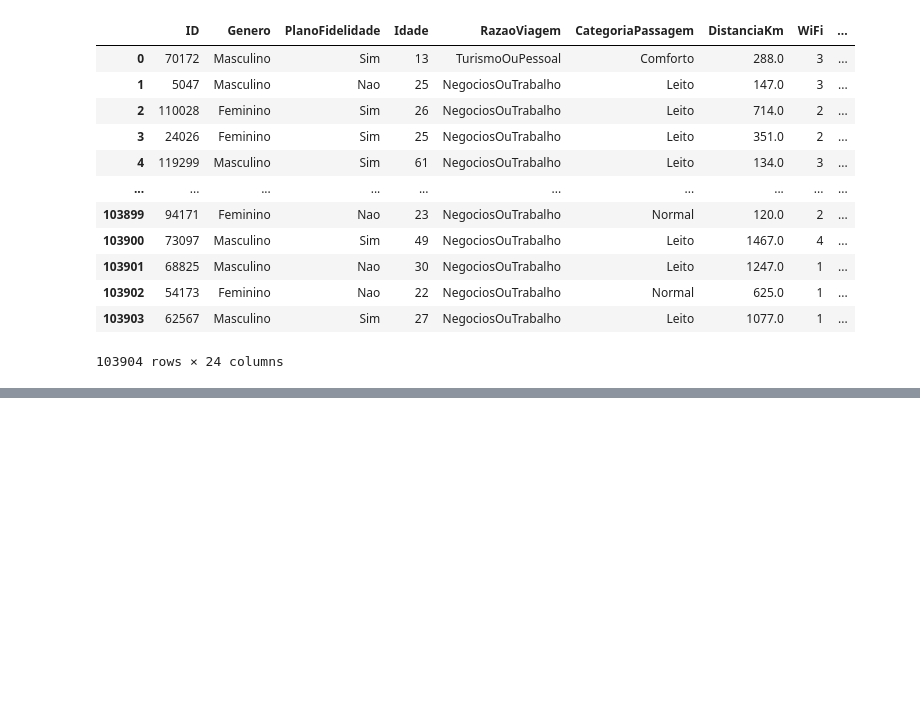
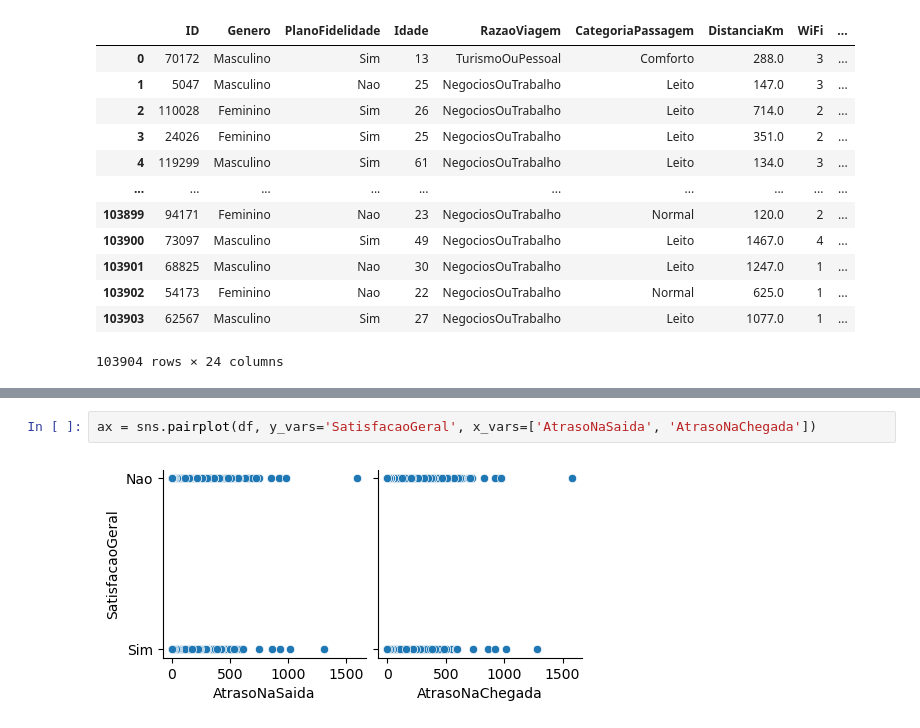
Before and after one commit to WesleyFRSantos/bora_bus_hackathon, a Jupyter notebook: notebooks/01 - EDA.ipynb, the cells around one changed output, grey strips where cells are left out. Cells and saved outputs as stored; diff of their text form; blank space fills up the shorter version.

```diff
--- a/notebooks/01 - EDA.ipynb
+++ b/notebooks/01 - EDA.ipynb
@@ -19,0 +78,4 @@ df
+# %%
+ax = sns.pairplot(df, y_vars='SatisfacaoGeral', x_vars=['AtrasoNaSaida', 'AtrasoNaChegada'])
+# %% [output]
+[figure, added]
```
Also changed, not shown: parts of 22 cells of this notebook.
